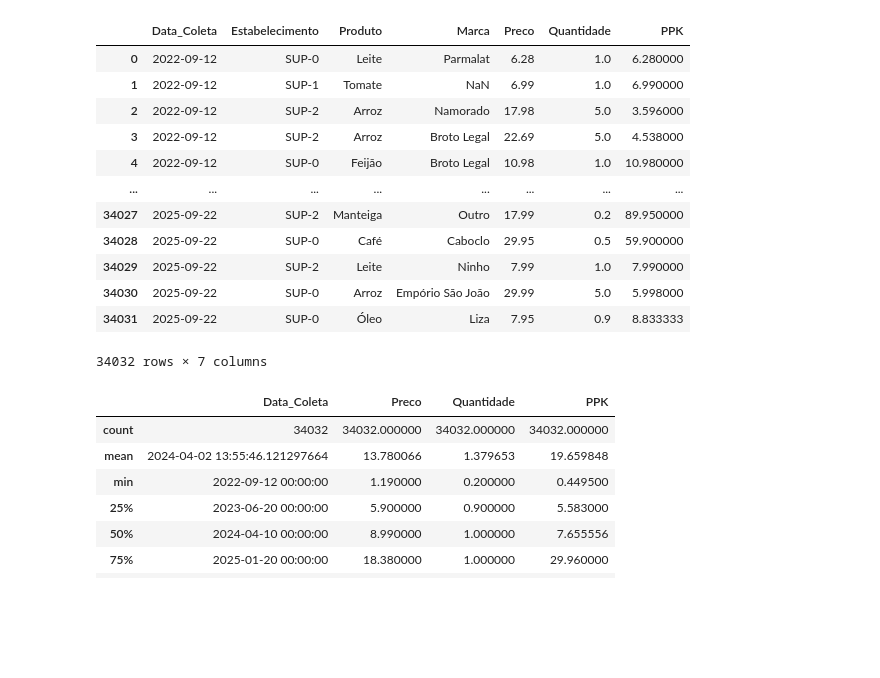
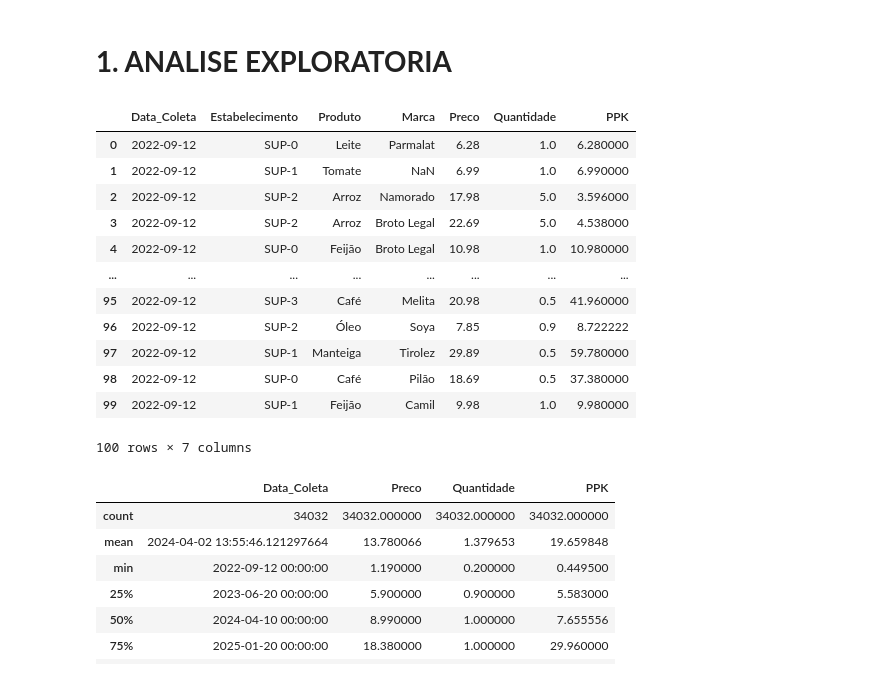
Before and after one commit to MariaPompiani/basic-basket-2025-analysis, a Jupyter notebook: extensao2_2025.ipynb, the cells around one changed output. Saved outputs shown, nothing was run; the diff lists cells and outputs as text; code cells hidden in the pictures; blank space fills up the shorter version.

```diff
--- a/extensao2_2025.ipynb
+++ b/extensao2_2025.ipynb
@@ -6,20 +15,23 @@ import matplotlib.pyplot as plt
+# %% [markdown]
+# **1. ANALISE EXPLORATORIA**
 # %%
-data = pd.read_excel('/content/drive/MyDrive/ICB_2s-2025.xlsx')
-data
+#data = pd.read_excel('/content/drive/MyDrive/ICB_2s-2025.xlsx')
+data = pd.read_excel("ICB_2s-2025.xlsx")
+data.head(100)
 # %% [output]
 |  | Data_Coleta | Estabelecimento | Produto | Marca | Preco | Quantidade | PPK |
 | 0 | 2022-09-12 | SUP-0 | Leite | Parmalat | 6.28 | 1.0 | 6.280000 |
 | 1 | 2022-09-12 | SUP-1 | Tomate | NaN | 6.99 | 1.0 | 6.990000 |
 | 2 | 2022-09-12 | SUP-2 | Arroz | Namorado | 17.98 | 5.0 | 3.596000 |
 | 3 | 2022-09-12 | SUP-2 | Arroz | Broto Legal | 22.69 | 5.0 | 4.538000 |
 | 4 | 2022-09-12 | SUP-0 | Feijão | Broto Legal | 10.98 | 1.0 | 10.980000 |
 | ... | ... | ... | ... | ... | ... | ... | ... |
-| 34027 | 2025-09-22 | SUP-2 | Manteiga | Outro | 17.99 | 0.2 | 89.950000 |
-| 34028 | 2025-09-22 | SUP-0 | Café | Caboclo | 29.95 | 0.5 | 59.900000 |
-| 34029 | 2025-09-22 | SUP-2 | Leite | Ninho | 7.99 | 1.0 | 7.990000 |
-| 34030 | 2025-09-22 | SUP-0 | Arroz | Empório São João | 29.99 | 5.0 | 5.998000 |
-| 34031 | 2025-09-22 | SUP-0 | Óleo | Liza | 7.95 | 0.9 | 8.833333 |
+| 95 | 2022-09-12 | SUP-3 | Café | Melita | 20.98 | 0.5 | 41.960000 |
+| 96 | 2022-09-12 | SUP-2 | Óleo | Soya | 7.85 | 0.9 | 8.722222 |
+| 97 | 2022-09-12 | SUP-1 | Manteiga | Tirolez | 29.89 | 0.5 | 59.780000 |
+| 98 | 2022-09-12 | SUP-0 | Café | Pilão | 18.69 | 0.5 | 37.380000 |
+| 99 | 2022-09-12 | SUP-1 | Feijão | Camil | 9.98 | 1.0 | 9.980000 |
-34032 rows × 7 columns
+100 rows × 7 columns
 # %%
 data.describe()
 # %% [output]
```
Also changed, not shown: parts of 12 cells of this notebook.
